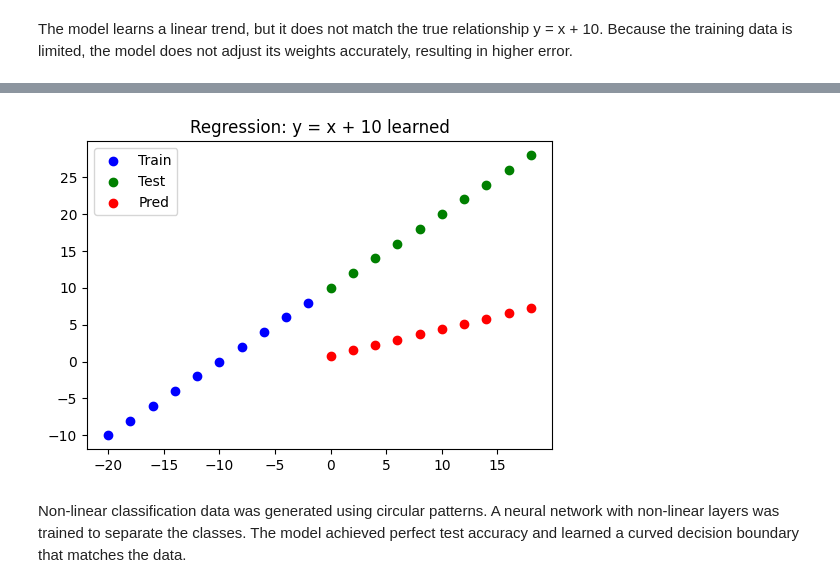
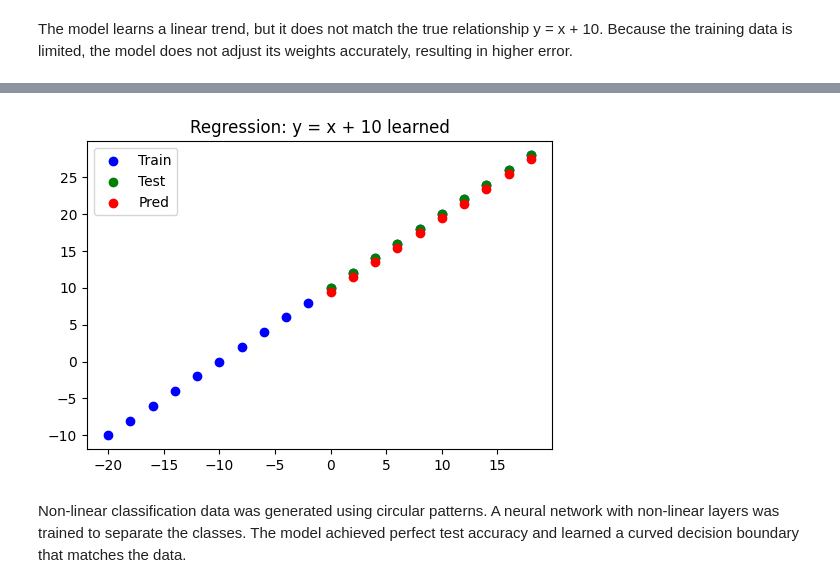
Before and after one commit to Cathysalo/IoT-Pipeline, a Jupyter notebook: ml_ai_tasks/ml-task-1.ipynb, the cells around one changed output, grey strips where cells are left out. Drawn from its saved outputs; the diff is of its cells as text; code cells hidden in the pictures.

```diff
--- a/ml_ai_tasks/ml-task-1.ipynb
+++ b/ml_ai_tasks/ml-task-1.ipynb
@@ -93,8 +135,11 @@ X_test, y_test = X[20:], y[20:]
 The model learns a linear trend, but it does not match the true relationship y = x + 10.
 Because the training data is limited, the model does not adjust its weights accurately, resulting in higher error.
 # %%
+import numpy as np
+import tensorflow as tf
+import matplotlib.pyplot as plt
 # Recreate training data with matching dimensions
-X_train = np.arange(-20, 0, 2, dtype=np.float32).reshape(-1, 1)  # (10, 1)
+X_train = np.arange(-20, 20, 2, dtype=np.float32).reshape(-1, 1)  # (10, 1) #why was this 0 changed to 20?
 y_train = (X_train.squeeze() + 10).astype(np.float32)  # (10,)
 X_test = np.arange(0, 20, 2, dtype=np.float32).reshape(-1, 1)   # (10, 1)
 y_test = (X_test.squeeze() + 10).astype(np.float32)  # (10,)
@@ -106,12 +151,12 @@ tf.keras.layers.Dense(1) # linear output for regression
 ])
 # 2) COMPILE
 model.compile(
-loss="mae",
-optimizer=tf.keras.optimizers.SGD(learning_rate=0.01),
+loss="mse", #why was mae changed to mse?
+optimizer=tf.keras.optimizers.SGD(learning_rate=0.005), #why was .01 changed to .005?
 metrics=["mae"]
 )
 # 3) FIT
-history = model.fit(X_train, y_train, epochs=200, verbose=0)
+history = model.fit(X_train, y_train, epochs=300, verbose=0) #why was 100 changed to 300?
 # Evaluate
 loss, mae = model.evaluate(X_test, y_test, verbose=0)
 print("Test MAE:", mae)
@@ -130,4 +175,4 @@ Test MAE: 14.947110176086426
-[figure, old version]
+[figure, new version]
 # %% [markdown]
 Non-linear classification data was generated using circular patterns.
 A neural network with non-linear layers was trained to separate the classes.
```
Also changed, not shown: parts of 2 cells of this notebook, 2 other files.
